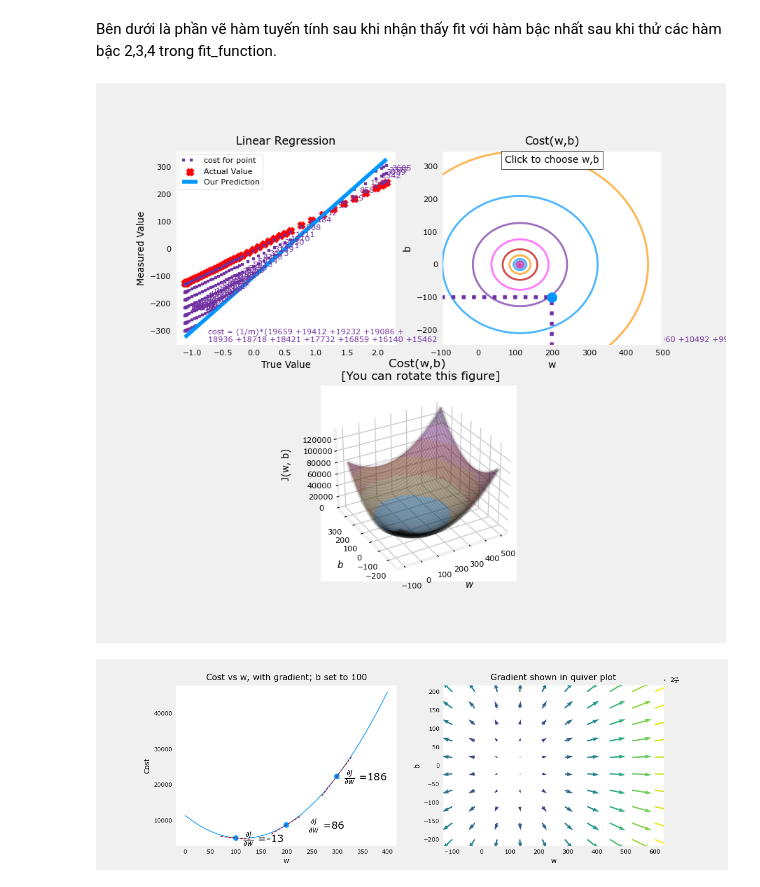
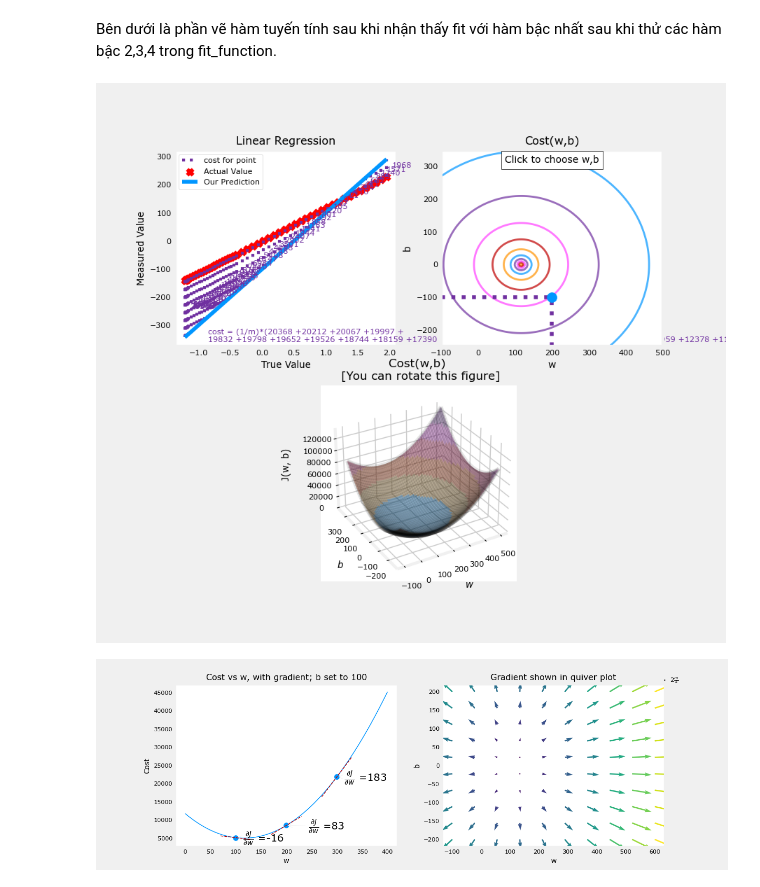
Before and after one commit to bunnies3011/Measurements-and-Sensors, a Jupyter notebook: Documents/ML_HYSRF05/linear_function_simulation.ipynb, the cells around one changed output. Saved outputs shown, nothing was run; the diff lists cells and outputs as text; code cells hidden in the pictures.

```diff
--- a/Documents/ML_HYSRF05/linear_function_simulation.ipynb
+++ b/Documents/ML_HYSRF05/linear_function_simulation.ipynb
@@ -4,39 +4,38 @@ Bên dưới là phần vẽ hàm tuyến tính sau khi nhận thấy fit với
 # %%
 import numpy as np
 %matplotlib widget
 import matplotlib.pyplot as plt
 import pandas as pd
 x_train = np.array([
-    2, 3, 4, 5, 6, 8, 10, 15, 20, 25, 30, 35, 40, 45, 50, 55,
-    60, 65, 70, 75, 80, 85, 90, 95, 100, 105, 110, 120, 130,
-    140, 150, 160, 170, 180, 190, 200, 220, 240, 260, 280,
-    300, 320, 340, 360, 370, 375, 380
+    3, 4, 5, 6, 7, 8, 9, 10, 15, 20, 25, 30, 35, 40, 45, 50,
+                    55, 60, 65, 70, 75, 80, 85, 90, 95, 100, 110, 120, 130,
+                    140, 150, 160, 170, 180, 190, 200, 210, 220, 230, 240,
+                    250, 260, 270, 280, 290, 300, 310, 320, 330, 340, 350,
+                    360, 370, 380
 ])
 
 y_train = np.array([
-    2.782325, 3.25935, 4.067545, 5.04757, 6.001975, 8.326895,
-    10.236335, 15.23321, 19.16292, 23.82822, 28.634885, 33.47087,
-    38.24309, 43.087885, 47.57985, 52.06106, 56.979895, 61.867765,
-    66.620375, 71.474615, 76.4032, 81.338595, 85.72017, 90.860385,
-    95.48461, 100.976285, 104.3609942, 115.81523, 125.367865,
-    135.302295, 145.42794, 156.20736, 165.91558, 175.484755,
-    185.44674, 195.15566, 214.725685, 234.09771, 254.23034,
-    273.649395, 293.15766, 311.469805, 332.2342118, 350.567955,
-    361.148005, 365.54858, 370.504295
+    2.962, 3.8648, 4.8237, 6.1511, 7.005, 8.515, 9.4552, 10.4988,
+                    14.9004, 20.2482, 24.5709, 29.7015, 33.941, 38.9905, 43.6784, 48.0311,
+                    52.7, 57.8442, 62.5892, 67.4436, 72.0883, 76.8276, 81.8644, 86.3656,
+                    91.2202, 96.3647, 105.961, 115.7981, 125.2903, 135.1993, 145.44, 155.3276,
+                    165.2622, 174.5583, 184.5487, 194.3147, 204.2765, 213.7839, 223.7707,
+                    233.5522, 244.2693, 253.7179, 264.0291, 273.6122, 282.6807, 293.3765,
+                    301.8912, 313.2924, 321.2665, 331.5217, 341.7111, 350.8723, 361.4075, 371.5148
 ])
 mx, sx = x_train.mean(), x_train.std()
 my     = y_train.mean()
 x_s    = (x_train - mx)/sx
 y_s    = (y_train - my)
 # dùng x_s, y_s cho các hàm vẽ
 
 from render_figure import plt_intuition, plt_stationary, plt_update_onclick, soup_bowl, plt_gradients
 plt.style.use('./deeplearning.mplstyle')
 plt.close('all')
 fig, ax, dyn_items = plt_stationary(x_s, y_s)
 updater = plt_update_onclick(fig, ax, x_s, y_s, dyn_items)
 # %% [output]
-[figure, old version]
+[figure, new version]
 # %%
 def compute_cost(x, y, w, b):
     """
@@ -100,7 +99,7 @@ def compute_gradient(x, y, w, b):
 plt_gradients(x_s,y_s, compute_cost, compute_gradient)
 plt.show()
 # %% [output]
-[figure, old version]
+[figure, new version]
 # %%
 def gradient_descent(x, y, w_in, b_in, alpha, num_iters, cost_function, gradient_function):
     """
```
Also changed, not shown: parts of 5 cells of this notebook, 9 other files.
